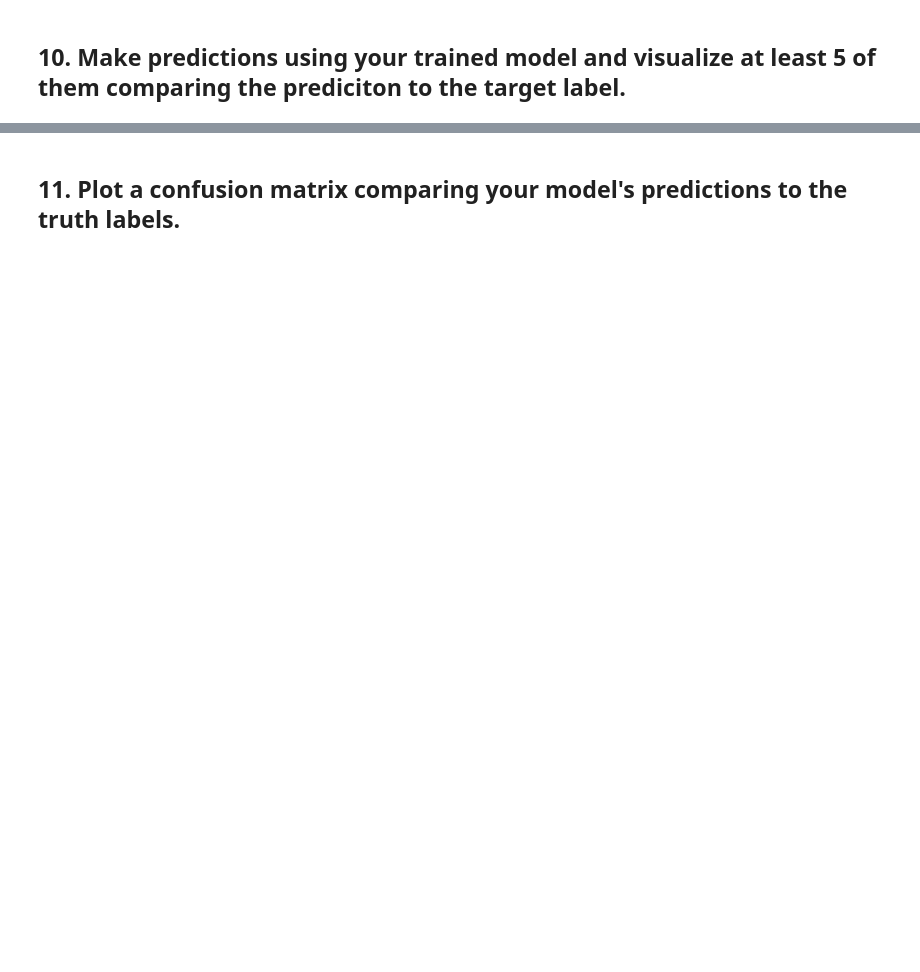
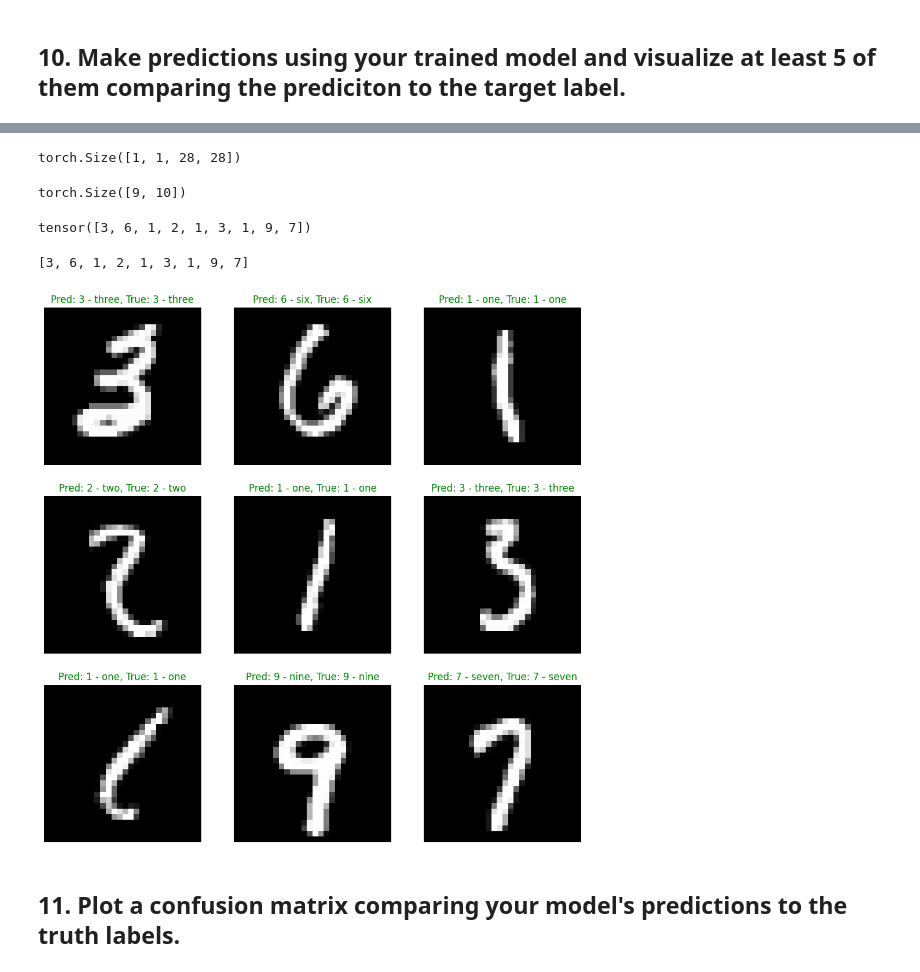
Before and after one commit to Vincent-Tiono/colab_exercise, a Jupyter notebook: extras/exercises/03_pytorch_computer_vision_exercises.ipynb, the cells around one changed output, grey strips where cells are left out. Drawn from its saved outputs; the diff is of its cells as text; code cells hidden in the pictures; blank space fills up the shorter version.

```diff
--- a/extras/exercises/03_pytorch_computer_vision_exercises.ipynb
+++ b/extras/exercises/03_pytorch_computer_vision_exercises.ipynb
@@ -207,0 +289,2 @@ def print_train_time(start: float,
+# %%
+model_1 = model_1.to('cpu')
@@ -209,0 +355,10 @@ def print_train_time(start: float,
+# %%
+import random
+#random.seed(42)
+
+test_samples = []
+test_labels = []
+
+for sample, label in random.sample(list(test_data), k=9):
+  test_samples.append(sample)
+  test_labels.append(label)
@@ -210,2 +369,45 @@ def print_train_time(start: float,
+# %%
+sample.unsqueeze(dim=0).shape
+# %% [output]
+torch.Size([1, 1, 28, 28])
+# %%
+model_1.eval()
+pred_probs = []
+with torch.inference_mode():
+  for sample in test_samples:
+    sample = sample.unsqueeze(dim=0).to(device)
+    pred_logit = model_1(sample)
+    pred_prob = torch.softmax(pred_logit.squeeze(), dim=0)
+    pred_probs.append(pred_prob.cpu())
+pred_probs = torch.stack(pred_probs)
+# %%
+pred_probs.shape
+# %% [output]
+torch.Size([9, 10])
+# %%
+pred_labels = pred_probs.argmax(dim=1)
+pred_labels
+# %% [output]
+tensor([3, 6, 1, 2, 1, 3, 1, 9, 7])
+# %%
+test_labels
+# %% [output]
+[3, 6, 1, 2, 1, 3, 1, 9, 7]
+# %%
+fig = plt.figure(figsize=(12,12))
+rows, cols = 3, 3
+for i, sample in enumerate(test_samples):
+  fig.add_subplot(rows, cols, i+1)
+  plt.imshow(sample.squeeze(), cmap='gray')
+  pred_label = class_names[pred_labels[i]]
+  true_label = class_names[test_labels[i]]
+  if pred_label == true_label:
+    c = 'g'
+  else:
+    c = 'r'
+  plt.title(f"Pred: {pred_label}, True: {true_label}", c=c)
+  plt.axis(False)
+# %% [output]
+[figure, added]
 # %% [markdown]
 ## 11. Plot a confusion matrix comparing your model's predictions to the truth labels.
```
Also changed, not shown: parts of 17 cells of this notebook.
